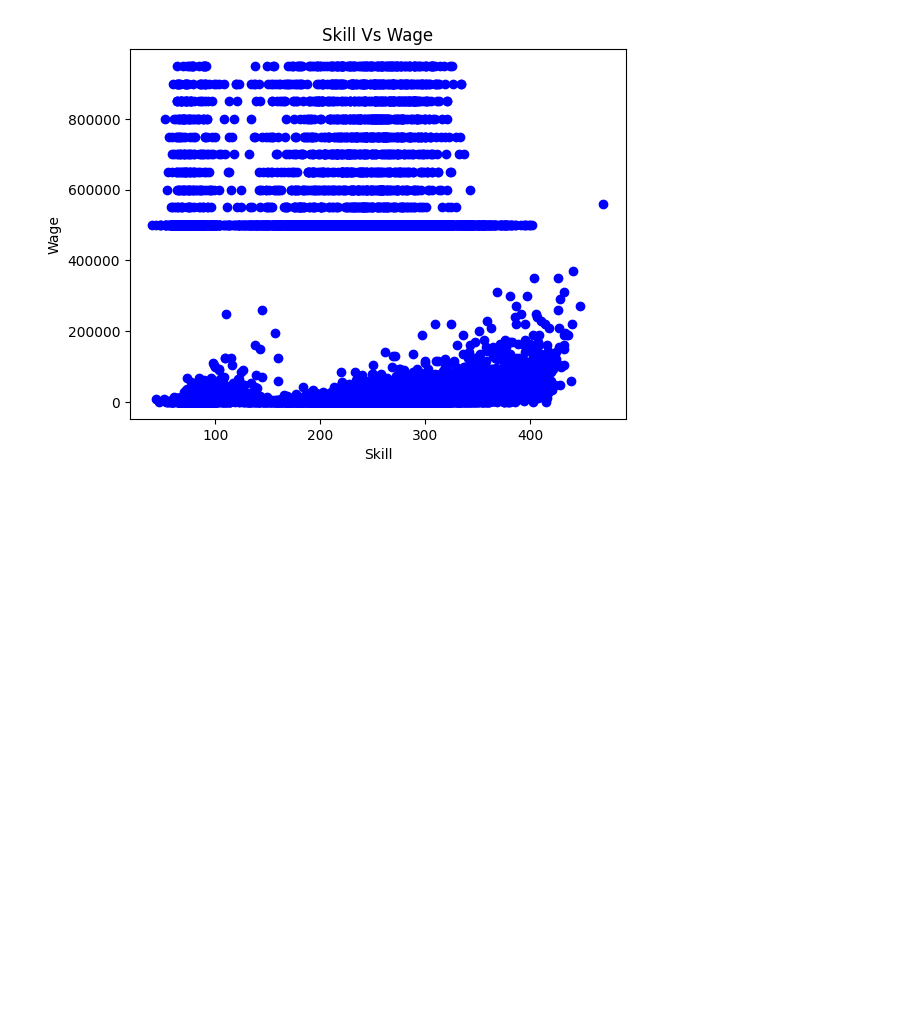
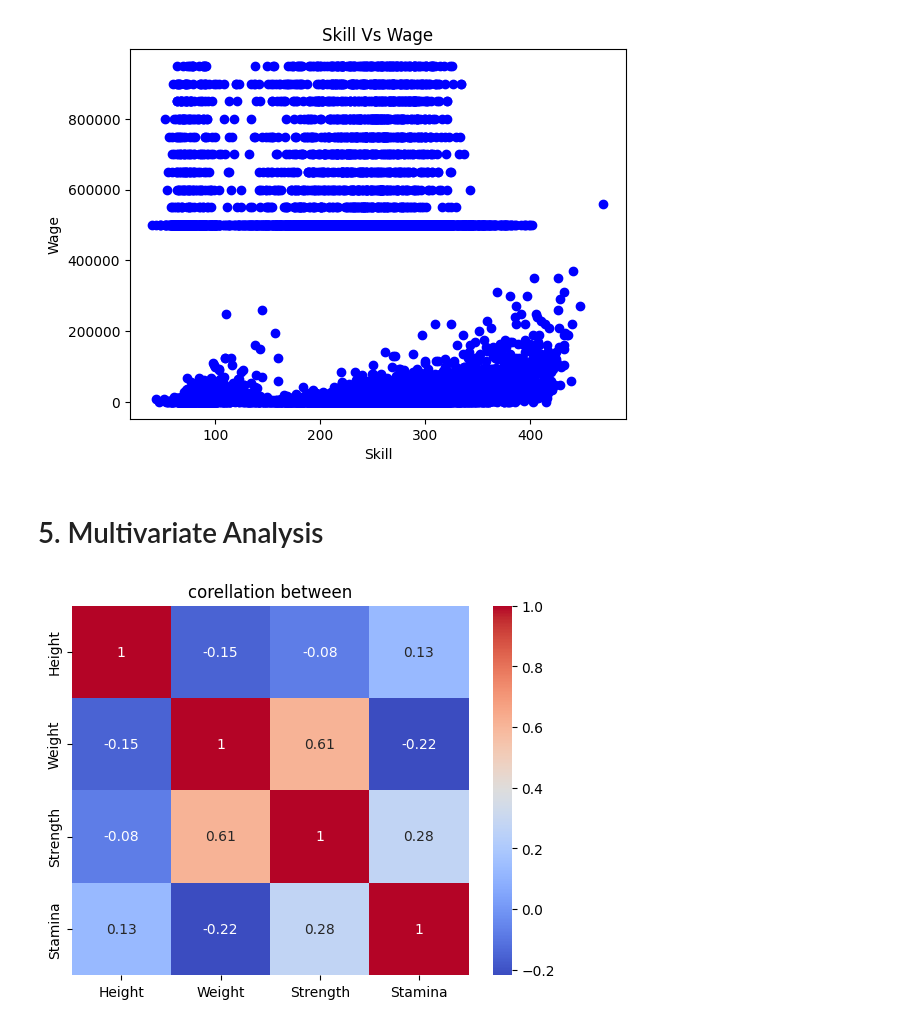
Before and after one commit to ayoub22222222/Data_Cleaning_project, a Jupyter notebook: notebook/fifa21_EDA.ipynb, the cells around one changed output. Drawn from its saved outputs; the diff is of its cells as text; code cells hidden in the pictures; blank space fills up the shorter version.

Commit message:
conduct a multivariate analysis

```diff
--- a/notebook/fifa21_EDA.ipynb
+++ b/notebook/fifa21_EDA.ipynb
@@ -450,3 +452,14 @@ plt.ylabel("Wage")
 plt.show()
 # %% [output]
 [figure]
+# %% [markdown]
+# 5. Multivariate Analysis
+# %%
+# Height, Weight, Strength, Stamina
+physical_columns = ['Height', 'Weight', 'Strength', 'Stamina']
+corr_matrix = df[physical_columns].corr()
+sns.heatmap(corr_matrix, annot=True, cmap='coolwarm')
+plt.title('corellation between')
+plt.show()
+# %% [output]
+[figure, added]
```
Also changed, not shown: parts of 2 cells of this notebook, 1 other file.
